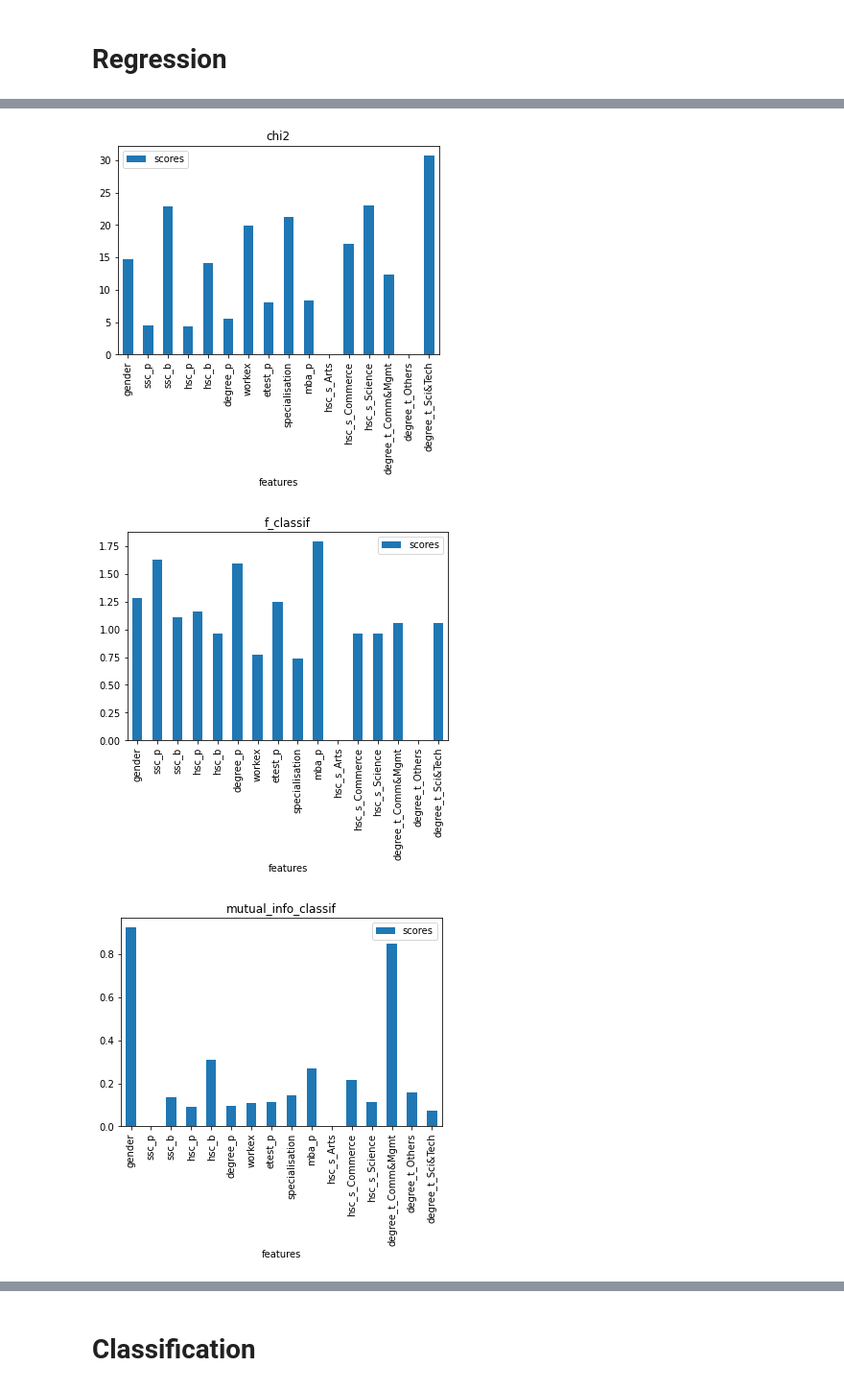
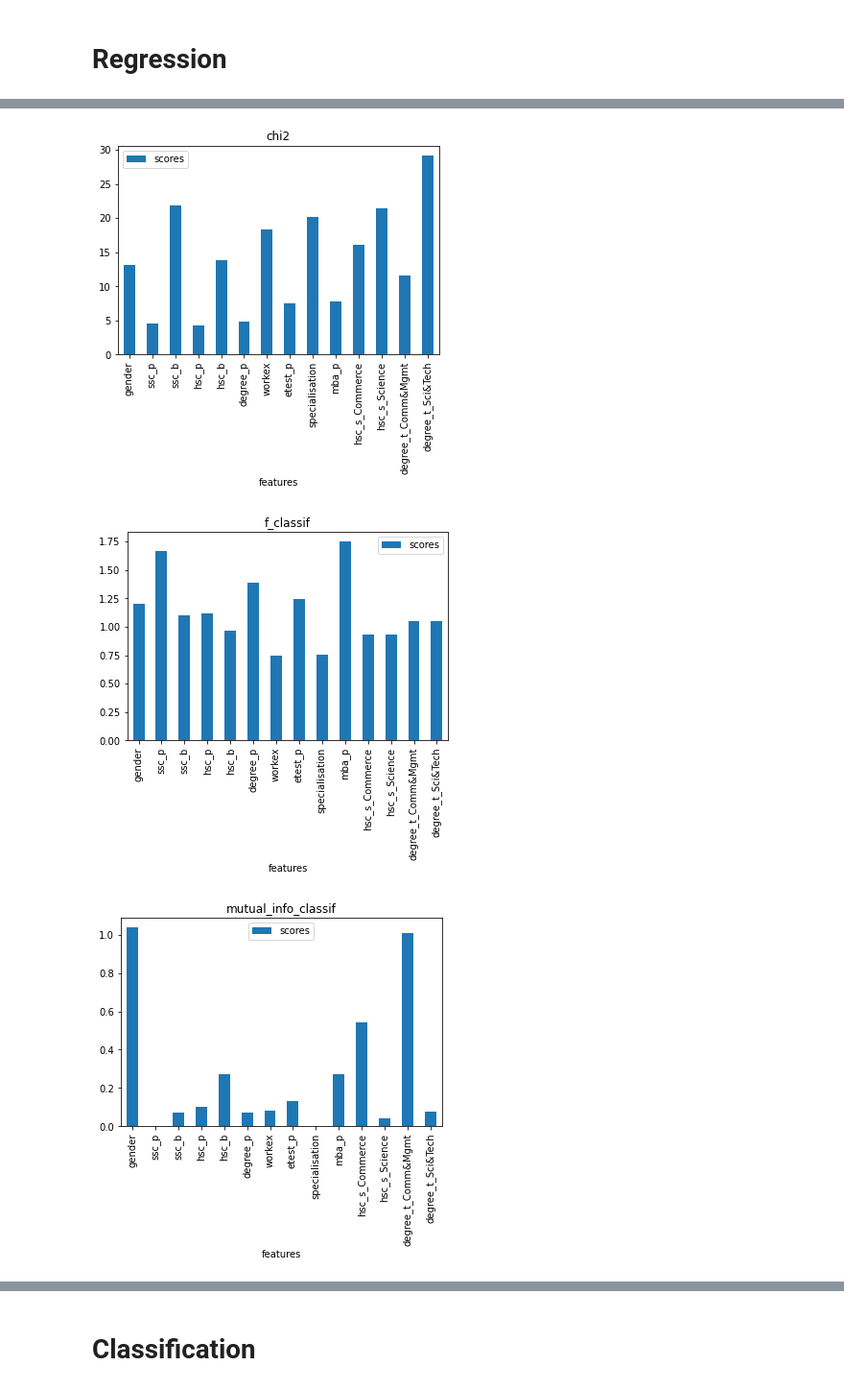
Before and after one commit to dsgiitr/Lecture-Assignments-Y22, a Jupyter notebook: ML/ML-Project-Submissions/Priyanshu-Pansari.ipynb, the cells around one changed output, grey strips where cells are left out. Shown at 96% size. Saved outputs shown, nothing was run; the diff lists cells and outputs as text; code cells hidden in the pictures.

```diff
--- a/ML/ML-Project-Submissions/Priyanshu-Pansari.ipynb
+++ b/ML/ML-Project-Submissions/Priyanshu-Pansari.ipynb
@@ -34,0 +68,9 @@ memory usage: 25.3+ KB
+# %%
+plt.figure(figsize=(24,36))
+plt.subplots_adjust(hspace=0.5)
+i = 1
+for col_name in df.columns:
+    plt.subplot(5,3, i)
+    sns.histplot(data=df, x=col_name, kde=True,  multiple='layer', alpha=0.5, palette='viridis')
+    i += 1
+plt.tight_layout()
@@ -92,6 +158,6 @@ print(df.shape)
 # %% [output]
 (215, 18)
 # %%
-df=df[(np.abs(stats.zscore(df))<3).all(axis=1)]
+df=df[(np.abs(stats.zscore(df))<2.5).all(axis=1)]
 df.shape
 # %% [output]
@@ -98,0 +179,2 @@ df.shape
+# %%
+df=df.drop(['hsc_s_Arts','degree_t_Others'],axis=1)
@@ -98,0 +187,13 @@ df.shape
+# %%
+import seaborn as sns
+import matplotlib.pyplot as plt
+from scipy.stats import norm, skew
+
+plt.figure(figsize=(24,36))
+plt.subplots_adjust(hspace=0.5)
+i = 1
+for col_name in df.columns:
+    plt.subplot(4,4, i)
+    sns.distplot(df[col_name],fit=norm,color='r')
+    i += 1
+plt.show()
@@ -241,7 +371,7 @@ sns.lineplot(data=error_t,x='features count',y='error',hue='func name')
 # %%
 k=0
 for i in function_list:
-    test=SelectKBest(score_func=i,k=11).fit(x_R,y_R)
+    test=SelectKBest(score_func=i,k=13).fit(x_R,y_R)
     s=pd.DataFrame({'features':x_R.columns.values,'scores' : test.scores_})
     print(s.sort_values(by=['scores'],ascending=False))
     print(s.plot(x='features',kind='bar',title= function_name[k]))
@@ -285,3 +397,3 @@ AxesSubplot(0.125,0.125;0.775x0.755)
-[figure, old version]
+[figure, new version]
-[figure, old version]
+[figure, new version]
-[figure, old version]
+[figure, new version]
```
Also changed, not shown: parts of 63 cells of this notebook.
